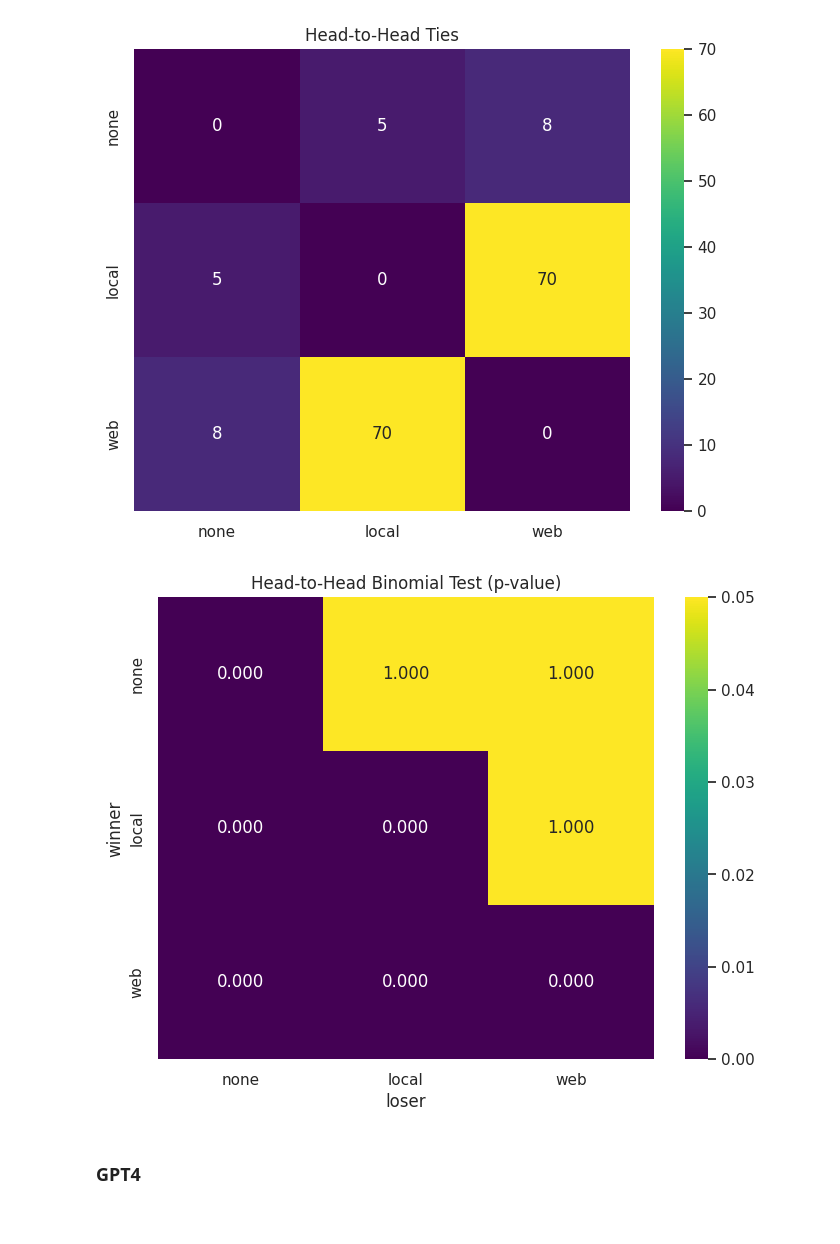
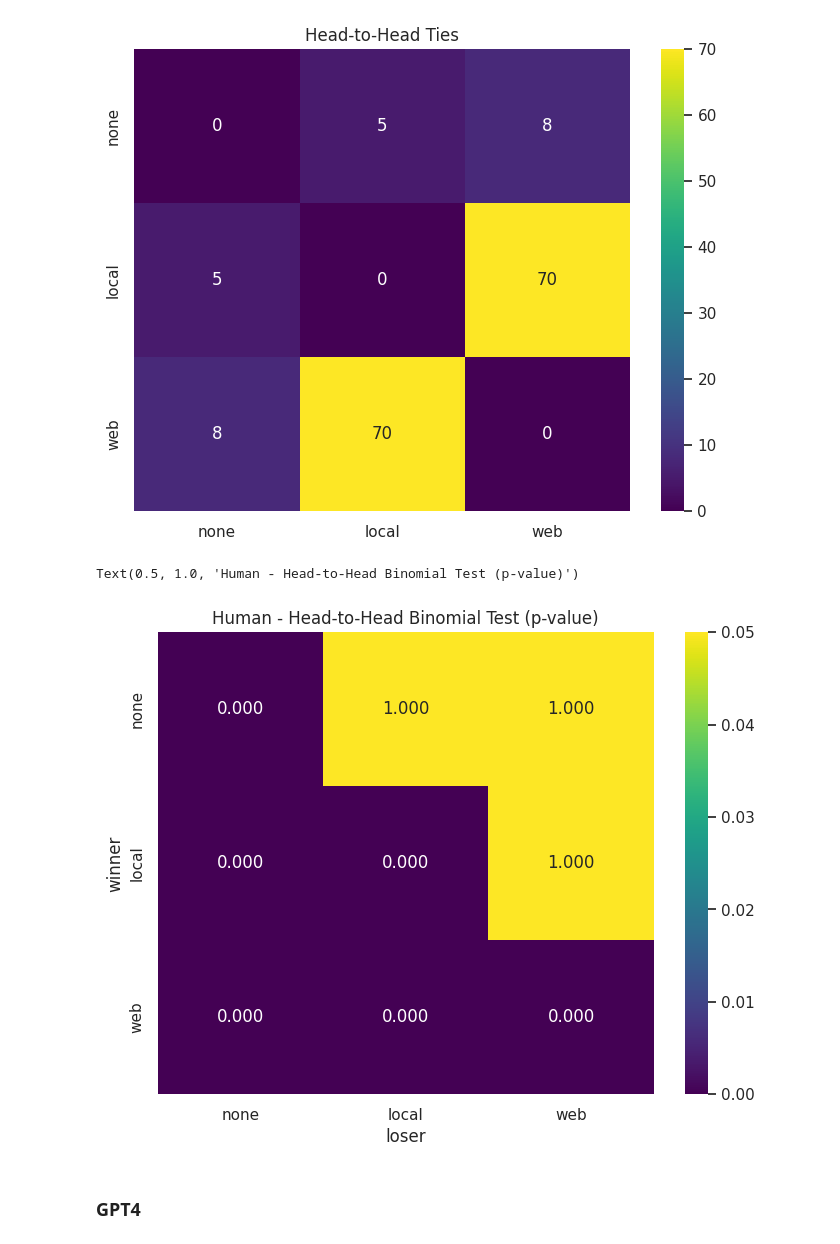
Before and after one commit to lancewilhelm/cs6804_final, a Jupyter notebook: analysis.ipynb, the cells around one changed output. Cells and saved outputs as stored; diff of their text form; code cells hidden in the pictures.

Commit message:
More images for the binom tests and annotations in code

```diff
--- a/analysis.ipynb
+++ b/analysis.ipynb
@@ -653,10 +653,12 @@ Text(0.5, 1.0, 'Human - Head-to-Head Win Rate')
 graph_h2h_ties(human)
 # %% [output]
 [figure]
-# %%
-graph_h2h_binomtest(human)
-# %% [output]
-[figure, removed]
+# %%
+graph_h2h_binomtest(human)
+plt.title('Human - Head-to-Head Binomial Test (p-value)')
+# %% [output]
+Text(0.5, 1.0, 'Human - Head-to-Head Binomial Test (p-value)')
+[figure, added]
 # %% [markdown]
 ### GPT4
 # %%
```
Also changed, not shown: parts of 10 cells of this notebook, 7 other files.
